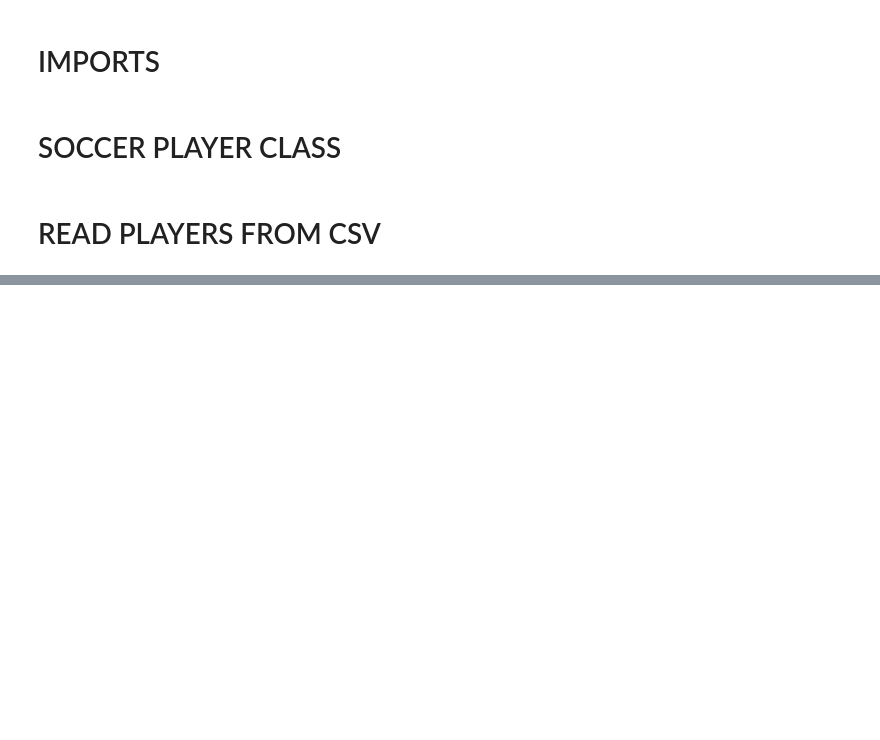
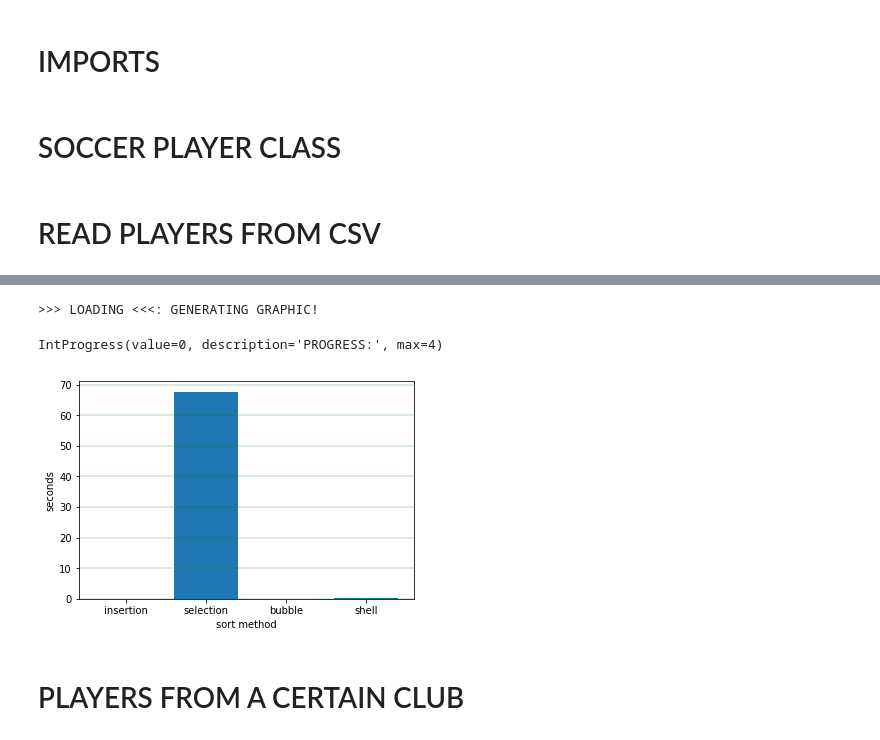
Before and after one commit to EDAII/Lista2_WelisonRegis_LievertonSilva, a Jupyter notebook: lista2_sort_algorithms.ipynb, the cells around one changed output, grey strips where cells are left out. Saved outputs shown, nothing was run; the diff lists cells and outputs as text; code cells hidden in the pictures; blank space fills up the shorter version.

```diff
--- a/lista2_sort_algorithms.ipynb
+++ b/lista2_sort_algorithms.ipynb
@@ -319,0 +312,12 @@ Clube:  Holstein Kiel
+# %%
+# ORDER PLAYERS VARIABLE FROM GLOBAL SCOPE
+players_global = shell_sort(players_global.copy())
+# %%
+times_ordered = list(algorithms_complexity(players_global.copy()))
+show_algorithms_complexity(times_ordered)
+# %% [output]
+>>> LOADING <<<: GENERATING GRAPHIC!
+IntProgress(value=0, description='PROGRESS:', max=4)
+[figure, added]
+# %% [markdown]
+# PLAYERS FROM A CERTAIN CLUB
```
Also changed, not shown: parts of 45 cells of this notebook.
